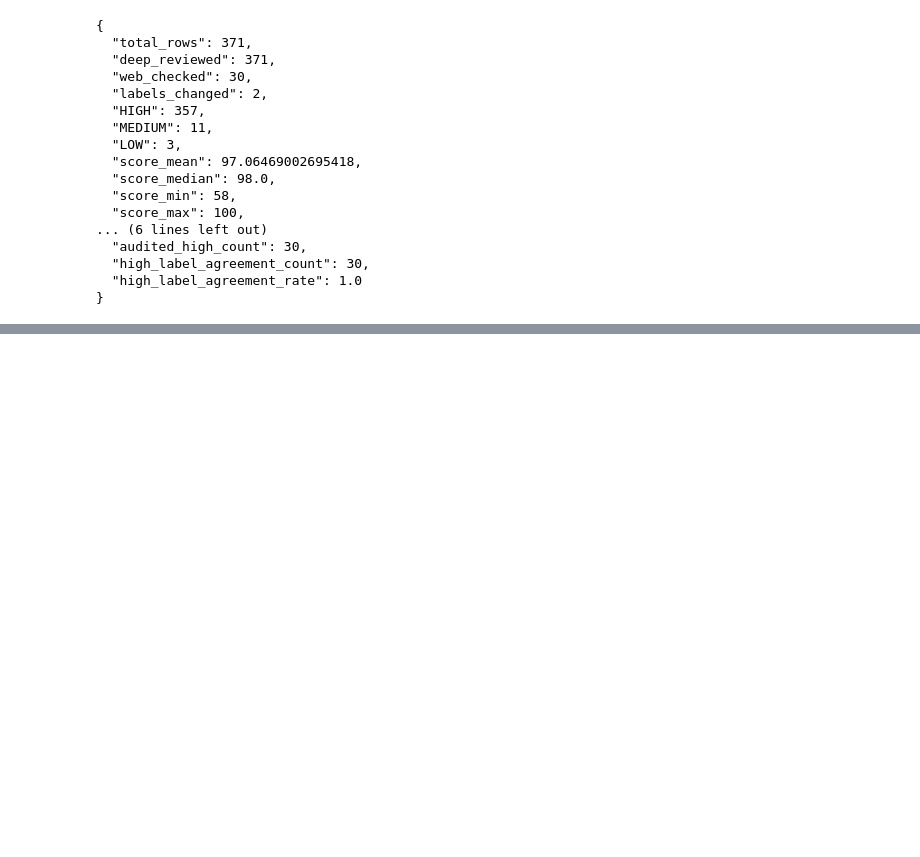
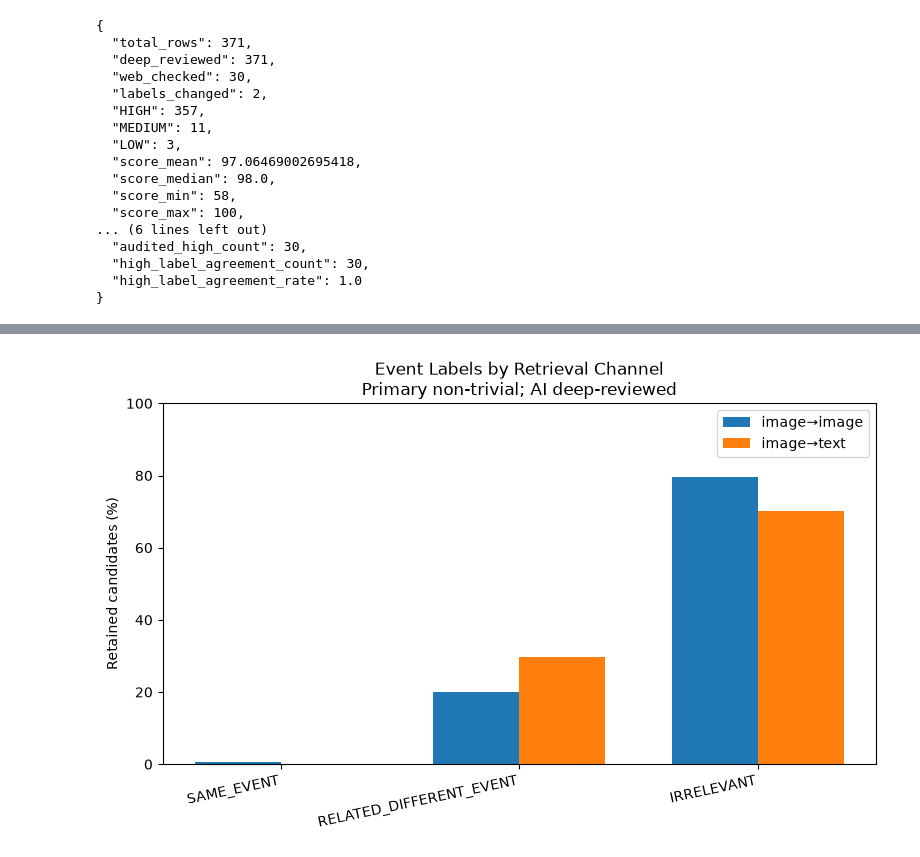
Before and after one commit to nirajj12/Out-of-Context-Multimodal-Misinformation-Detection-Image-Context-Verification, a Jupyter notebook: notebooks/06_event_annotation.ipynb, the cells around one changed output, grey strips where cells are left out. Saved outputs shown, nothing was run; the diff lists cells and outputs as text; code cells hidden in the pictures; blank space fills up the shorter version.

```diff
--- a/notebooks/06_event_annotation.ipynb
+++ b/notebooks/06_event_annotation.ipynb
@@ -1274,17 +988,0 @@ for channel, filename in (("image_to_image", "image_image_similarity_by_event.pn
-# %%
-require_phase_b()
-figure = plt.figure(figsize=(8, 5))
-axis = figure.gca()
-for channel, marker, style in (("image_to_image", "o", "-"), ("image_to_text", "s", "--")):
-    rows = rank_metrics.loc[rank_metrics["channel"].eq(channel)]
-    axis.plot(rows["rank"], 100 * rows["same_event_rate_at_rank"], marker=marker, linestyle=style,
-              label=channel.replace("_to_", "→"))
-axis.set_xticks(range(1, 6))
-axis.set_ylim(0, 100)
-axis.set_xlabel("Original filtered retrieval rank")
-axis.set_ylabel("SAME_EVENT among retained candidates (%)")
-axis.set_title("Same-Event Rate by Retrieval Rank")
-axis.legend()
-figure.tight_layout()
-phase_b_figures["same_event_rate_by_rank.png"] = figure
-plt.show()
@@ -1375,0 +1594,26 @@ print(assess_readiness())
+# %%
+require_phase_b()
+import matplotlib.pyplot as plt
+
+phase_b_figures = {}
+figure = plt.figure(figsize=(8, 5))
+axis = figure.gca()
+positions = np.arange(3)
+width = 0.36
+indexed = main_channel_metrics.set_index('channel')
+for index, channel in enumerate(channels):
+    percentages = []
+    for metric in ['same_rate', 'related_rate', 'irrelevant_rate']:
+        percentages.append(100 * indexed.loc[channel, metric])
+    offset = (index - 0.5) * width
+    axis.bar(positions + offset, percentages, width, label=channel.replace('_to_', '→'))
+axis.set_xticks(positions, ['SAME_EVENT', 'RELATED_DIFFERENT_EVENT', 'IRRELEVANT'], rotation=12, ha='right')
+axis.set_ylim(0, 100)
+axis.set_ylabel('Retained candidates (%)')
+axis.set_title('Event Labels by Retrieval Channel\nPrimary non-trivial; AI deep-reviewed')
+axis.legend()
+figure.tight_layout()
+phase_b_figures['event_label_distribution.png'] = figure
+plt.show()
+# %% [output]
+[figure, added]
```
Also changed, not shown: parts of 62 cells of this notebook, 18 other files.
